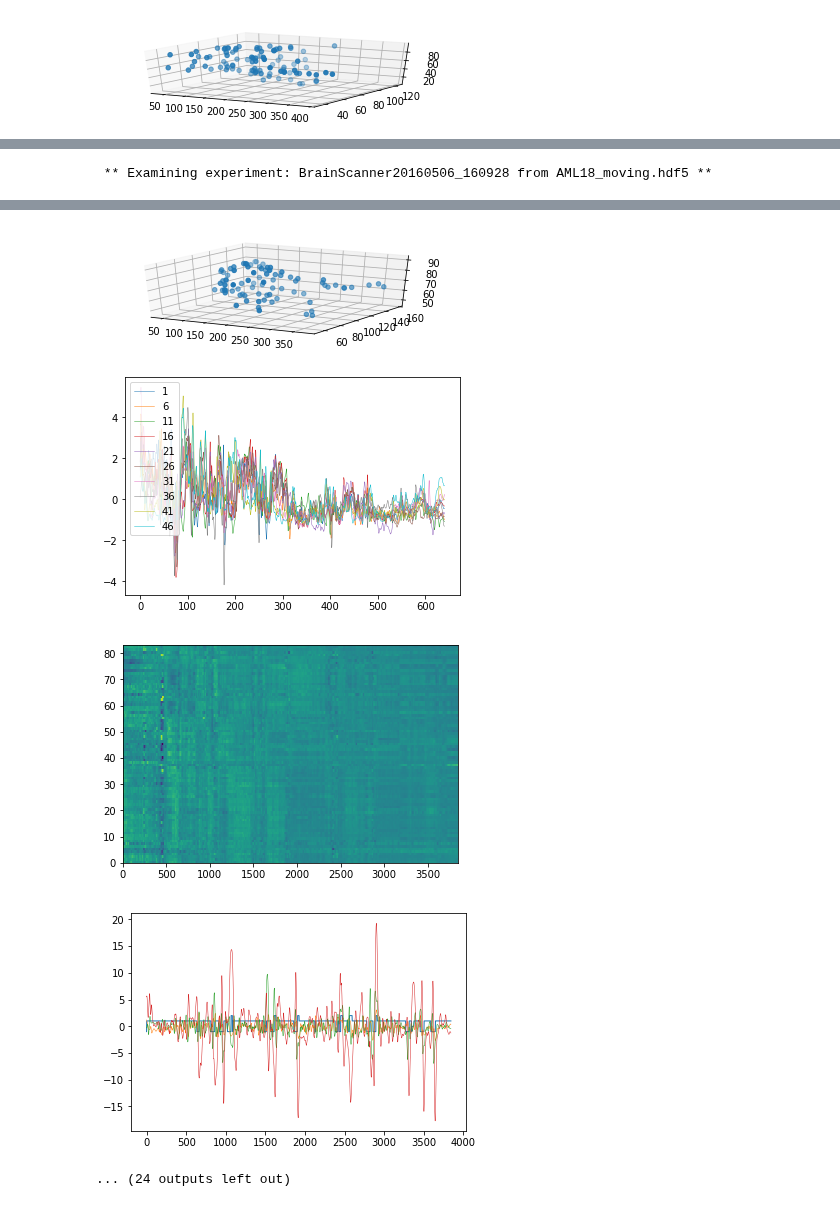
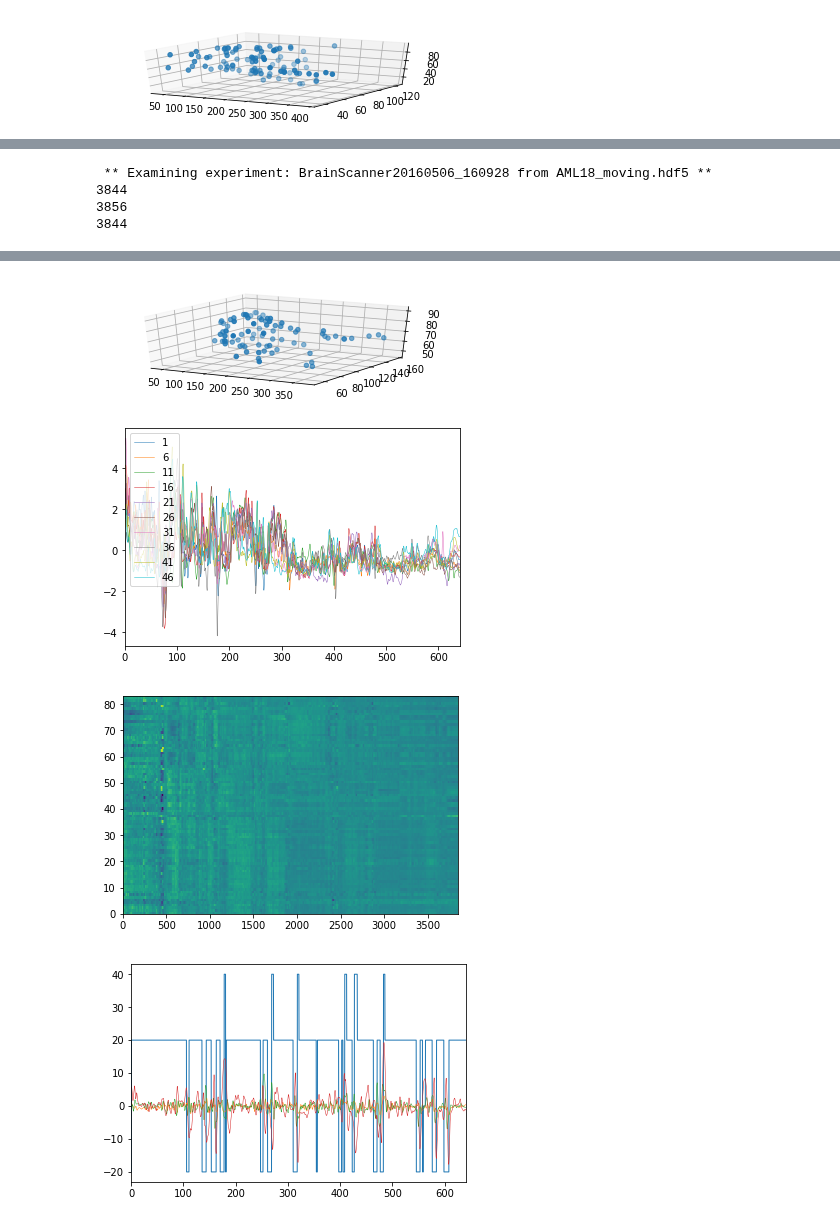
Before and after one commit to OpenSourceBrain/NWBShowcase, a Jupyter notebook: ScholzEtAl2019/Testing.ipynb, the cells around one changed output, grey strips where cells are left out. Saved outputs shown, nothing was run; the diff lists cells and outputs as text; code cells hidden in the pictures.

```diff
--- a/ScholzEtAl2019/Testing.ipynb
+++ b/ScholzEtAl2019/Testing.ipynb
@@ -6,7 +6,8 @@ import matplotlib.pyplot as plt
 %matplotlib inline
 
 filenames = ['AML18_moving.hdf5','AML175_moving.hdf5']
-#filenames = ['AML18_moving.hdf5']
+#
+filenames = ['AML18_moving.hdf5']
 
 for filename in filenames:
 
@@ -21,6 +22,8 @@ for filename in filenames:
         xs = np.array(celegans_h5['/%s/Behavior/X'%exp])
         ys = np.array(celegans_h5['/%s/Behavior/Y'%exp])
         fig = plt.figure()
+        plt.plot([xs[0]], [ys[0]], lw=0, marker='o',color='green')
+        plt.plot([xs[-1]], [ys[-1]], lw=0, marker='o',color='red')
         plt.plot(xs, ys, lw=.5)
 
         positions = np.array(celegans_h5['/%s/Neurons/Positions'%exp])
@@ -36,10 +39,11 @@ for filename in filenames:
         activity = np.array(celegans_h5['/%s/Neurons/Activity'%exp])
         #print activity[0]
         times = np.array(celegans_h5['/%s/Neurons/Time'%exp])
-        #print times
+        print len(times)
 
         for i in xrange(1, 50,5):
             plt.plot(times, activity[i], lw=.5, label='%s'%i)
+            plt.xlim([times[0],times[-1]])
 
         plt.legend()
 
@@ -49,19 +53,23 @@ for filename in filenames:
 
 
 
-        eth = np.array(celegans_h5['/%s/Behavior/Ethogram'%exp])
+        eth = 20*np.array(celegans_h5['/%s/Behavior/Ethogram'%exp])
         ethFull = np.array(celegans_h5['/%s/Behavior/EthogramFull'%exp])
+
+        print len(ethFull)
+        print len(eth)
 
         ew1 = np.array(celegans_h5['/%s/Behavior/Eigenworm1'%exp])
         ew2 = np.array(celegans_h5['/%s/Behavior/Eigenworm2'%exp])
         ew3 = np.array(celegans_h5['/%s/Behavior/Eigenworm3'%exp])
 
         fig = plt.figure()
-        plt.plot(eth, lw=1)
+        plt.plot(times, eth, lw=1)
         #plt.plot(ethFull, lw=1)
-        plt.plot(ew1, lw=.5)
-        plt.plot(ew2, lw=.5)
-        plt.plot(ew3, lw=.5)
+        plt.plot(times, ew1, lw=.5)
+        plt.plot(times, ew2, lw=.5)
+        plt.plot(times, ew3, lw=.5)
+        plt.xlim([times[0],times[-1]])
 
         plt.show()
 # %% [output]
@@ -74 +85,4 @@ for filename in filenames:
  ** Examining experiment: BrainScanner20160506_160928 from AML18_moving.hdf5 **
+3844
+3856
+3844
@@ -76,5 +90,4 @@ for filename in filenames:
 [figure]
-[figure, old version]
+[figure, new version]
 [figure]
-[figure, old version]
+[figure, new version]
-... (24 outputs left out)
```
Also changed, not shown: parts of 1 cell of this notebook.
